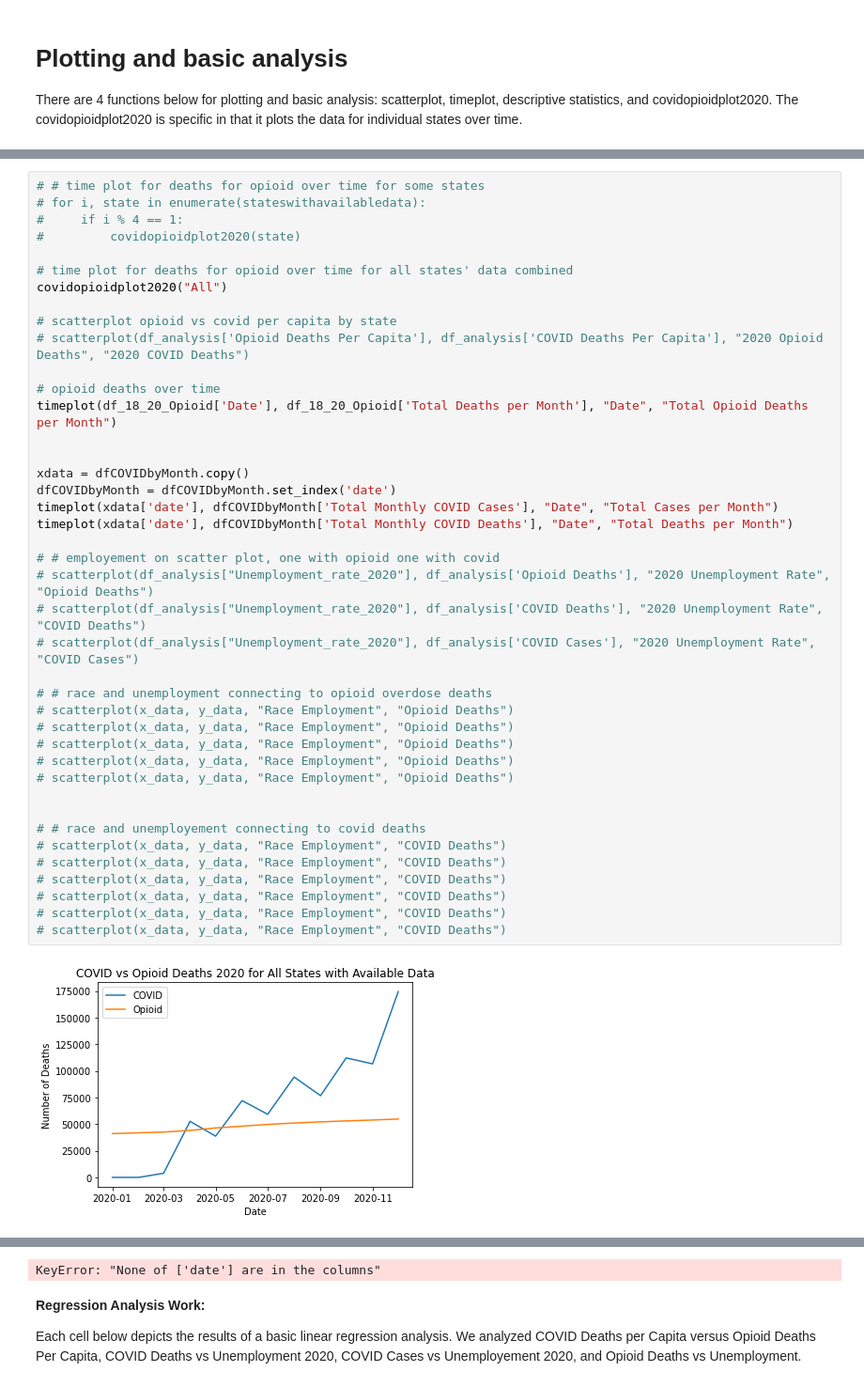
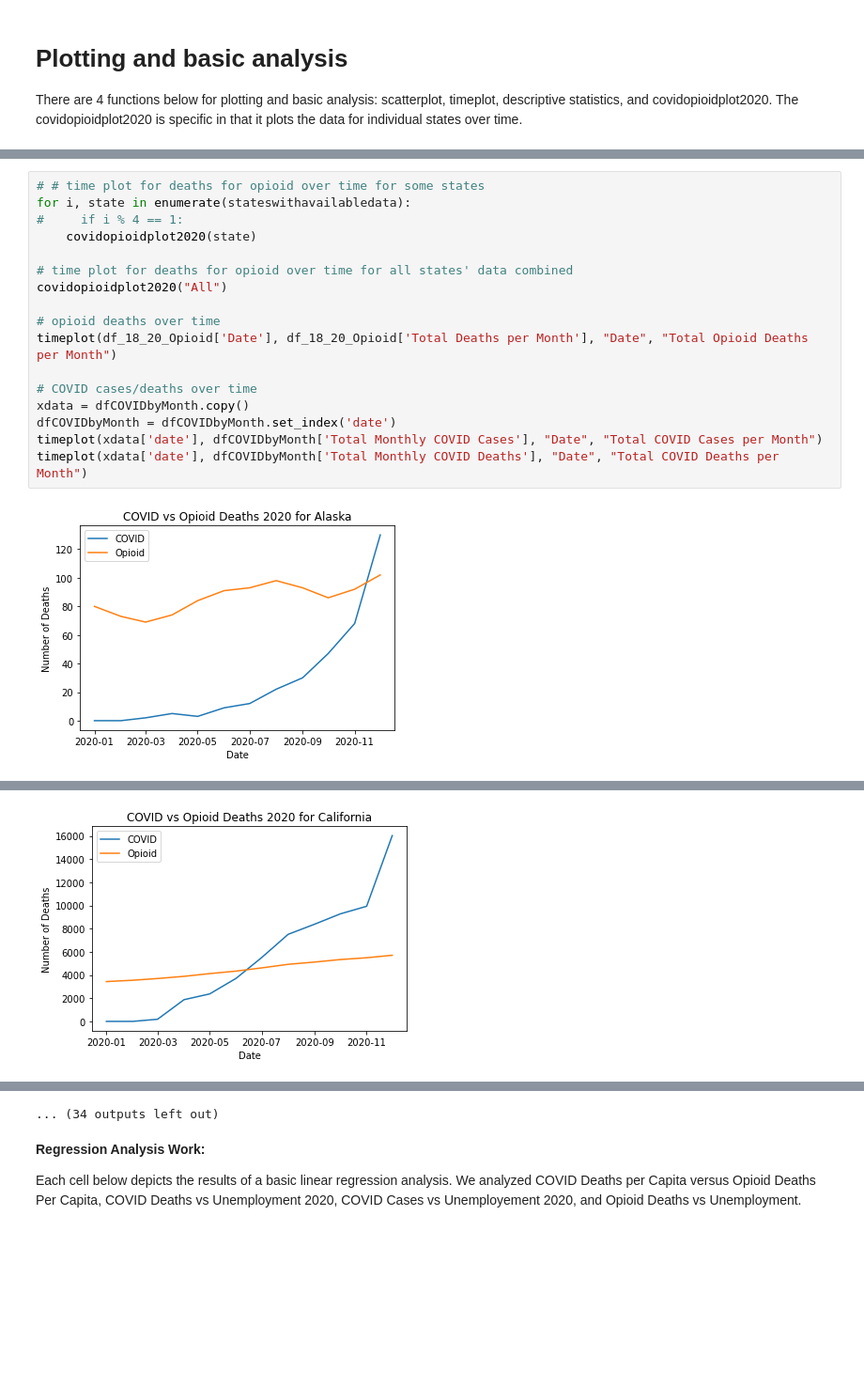
Before and after one commit to AM-Mahon/data-mining-semester-project, a Jupyter notebook: Data Cleaning Template.ipynb, the cells around one changed output, grey strips where cells are left out. Shown at 94% size. Saved outputs shown, nothing was run; the diff lists cells and outputs as text; blank space fills up the shorter version.

Commit message:
With descriptive statistics and not janky data

```diff
--- a/Data Cleaning Template.ipynb
+++ b/Data Cleaning Template.ipynb
@@ -789,44 +778,20 @@ skewness = 3.563030
 kurtosis = 12.978734
 # %%
 # # time plot for deaths for opioid over time for some states
-# for i, state in enumerate(stateswithavailabledata):
+for i, state in enumerate(stateswithavailabledata):
 #     if i % 4 == 1:
-#         covidopioidplot2020(state)
+    covidopioidplot2020(state)
 
 # time plot for deaths for opioid over time for all states' data combined
 covidopioidplot2020("All")
 
-# scatterplot opioid vs covid per capita by state
-# scatterplot(df_analysis['Opioid Deaths Per Capita'], df_analysis['COVID Deaths Per Capita'], "2020 Opioid Deaths", "2020 COVID Deaths")
-
 # opioid deaths over time
 timeplot(df_18_20_Opioid['Date'], df_18_20_Opioid['Total Deaths per Month'], "Date", "Total Opioid Deaths per Month")
 
-
+# COVID cases/deaths over time
 xdata = dfCOVIDbyMonth.copy()
 dfCOVIDbyMonth = dfCOVIDbyMonth.set_index('date')
-timeplot(xdata['date'], dfCOVIDbyMonth['Total Monthly COVID Cases'], "Date", "Total Cases per Month")
-timeplot(xdata['date'], dfCOVIDbyMonth['Total Monthly COVID Deaths'], "Date", "Total Deaths per Month")
-
-# # employement on scatter plot, one with opioid one with covid
-# scatterplot(df_analysis["Unemployment_rate_2020"], df_analysis['Opioid Deaths'], "2020 Unemployment Rate", "Opioid Deaths")
-# scatterplot(df_analysis["Unemployment_rate_2020"], df_analysis['COVID Deaths'], "2020 Unemployment Rate", "COVID Deaths")
-# scatterplot(df_analysis["Unemployment_rate_2020"], df_analysis['COVID Cases'], "2020 Unemployment Rate", "COVID Cases")
-
-# # race and unemployment connecting to opioid overdose deaths
-# scatterplot(x_data, y_data, "Race Employment", "Opioid Deaths")
-# scatterplot(x_data, y_data, "Race Employment", "Opioid Deaths")
-# scatterplot(x_data, y_data, "Race Employment", "Opioid Deaths")
-# scatterplot(x_data, y_data, "Race Employment", "Opioid Deaths")
-# scatterplot(x_data, y_data, "Race Employment", "Opioid Deaths")
-
-
-# # race and unemployement connecting to covid deaths
-# scatterplot(x_data, y_data, "Race Employment", "COVID Deaths")
-# scatterplot(x_data, y_data, "Race Employment", "COVID Deaths")
-# scatterplot(x_data, y_data, "Race Employment", "COVID Deaths")
-# scatterplot(x_data, y_data, "Race Employment", "COVID Deaths")
-# scatterplot(x_data, y_data, "Race Employment", "COVID Deaths")
-# scatterplot(x_data, y_data, "Race Employment", "COVID Deaths")
+timeplot(xdata['date'], dfCOVIDbyMonth['Total Monthly COVID Cases'], "Date", "Total COVID Cases per Month")
+timeplot(xdata['date'], dfCOVIDbyMonth['Total Monthly COVID Deaths'], "Date", "Total COVID Deaths per Month")
 # %% [output]
-[figure, old version]
+[figure, new version]
@@ -833,0 +799 @@ timeplot(xdata['date'], dfCOVIDbyMonth['Total Monthly COVID Deaths'], "Date", "T
+[figure, added]
@@ -834,4 +809,4 @@ timeplot(xdata['date'], dfCOVIDbyMonth['Total Monthly COVID Deaths'], "Date", "T
-KeyError: "None of ['date'] are in the columns"
+... (34 outputs left out)
 # %% [markdown]
 **Regression Analysis Work:**
 
```
Also changed, not shown: parts of 15 cells of this notebook.
